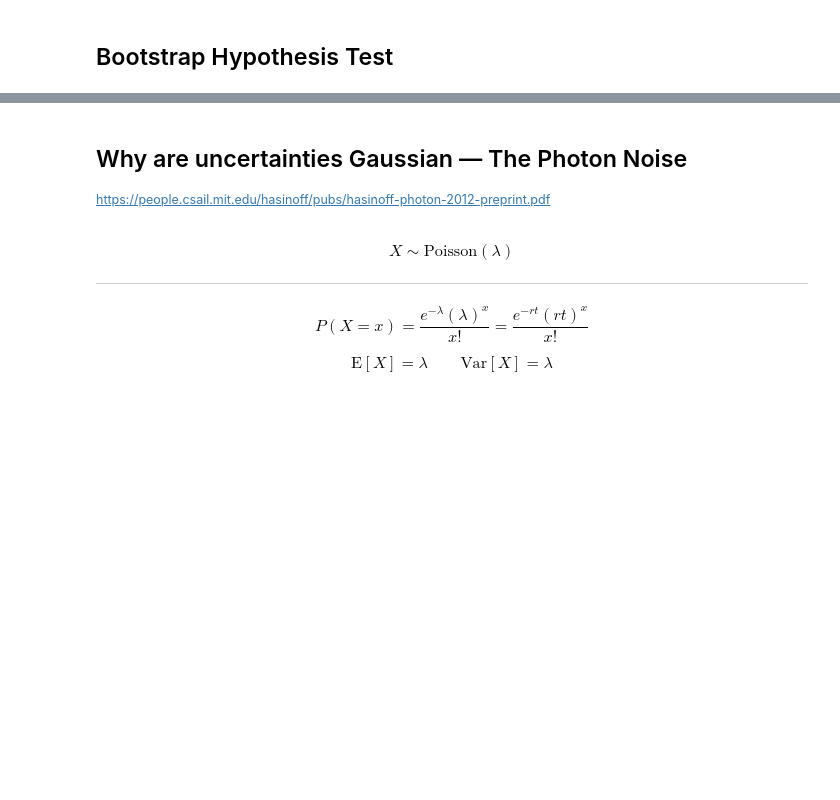
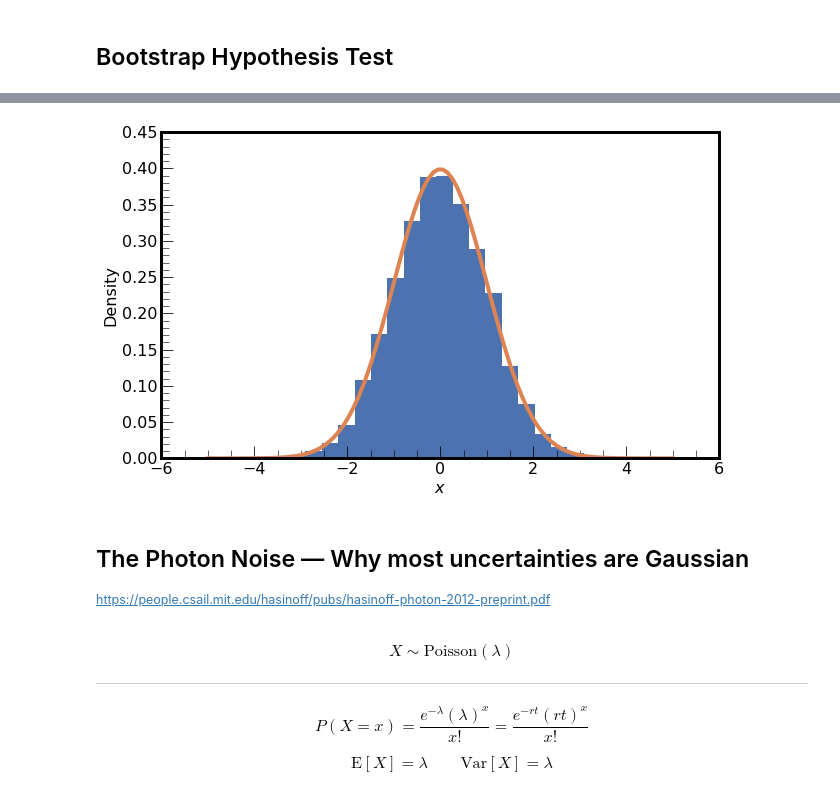
Before and after one commit to FilippenkoGroup/statistics_workshop, a Jupyter notebook: notebook.ipynb, the cells around one changed output, grey strips where cells are left out. Cells and saved outputs as stored; diff of their text form; code cells hidden in the pictures; blank space fills up the shorter version.

```diff
--- a/notebook.ipynb
+++ b/notebook.ipynb
@@ -148,12 +167,16 @@ else:
 # %%
 dist = stats.norm(0, 1)
 x = np.linspace(-5, 5, 100)
 
+plt.hist(dist.rvs(10000), bins=20, density=True)
 plt.plot(x, dist.pdf(x))
-plt.hist(dist.rvs(10000), bins=20, density=True)
+plt.xlabel("$x$")
+plt.ylabel("Density")
 plt.show()
+# %% [output]
+[figure, added]
 # %% [markdown]
-## Why are uncertainties Gaussian &mdash; The Photon Noise
+## The Photon Noise &mdash; Why most uncertainties are Gaussian
 
 <small>https://people.csail.mit.edu/hasinoff/pubs/hasinoff-photon-2012-preprint.pdf</small>
 # %% [markdown]
```
Also changed, not shown: parts of 15 cells of this notebook, 1 other file.
